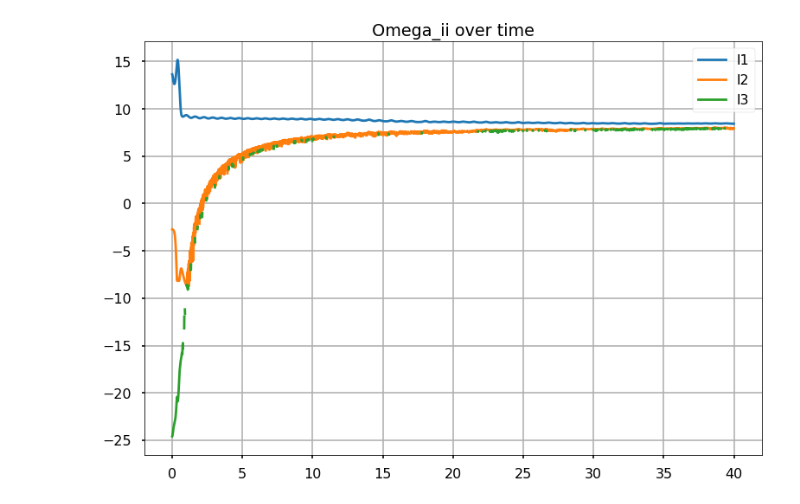
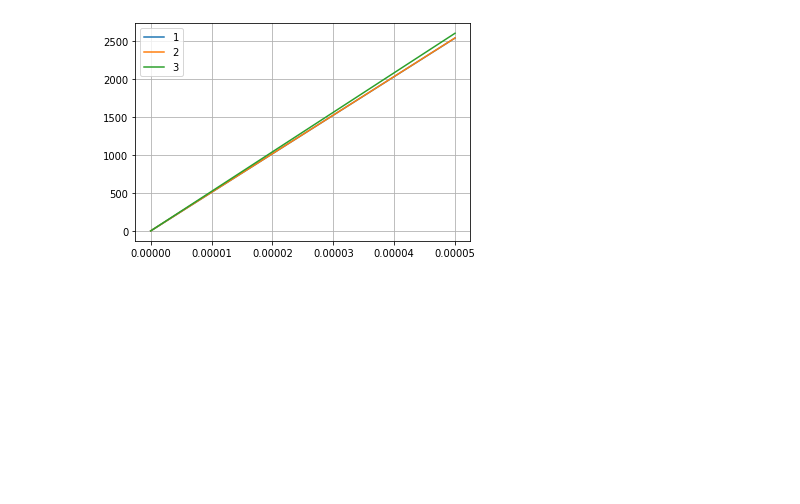
Before and after one commit to Modaino/pySAT, a Jupyter notebook: pSat_test2.ipynb, the cells around one changed output. Saved outputs shown, nothing was run; the diff lists cells and outputs as text; code cells hidden in the pictures; blank space fills up the shorter version.

```diff
--- a/pSat_test2.ipynb
+++ b/pSat_test2.ipynb
@@ -80,22 +55,0 @@ plt.show()
-# %%
-from pSAT import Solver, Lorenz, RK4, ForwardEuler
-import numpy as np
-
-mySolver = Solver(Lorenz(), RK4())
-mySolver.s = np.array([0.9, 0.9, 0.9])
-result = mySolver.get_Lyapunov_convergence(max_time = 40, step_size=0.01)
-
-import matplotlib.pyplot as plt
-plt.grid(True)
-plt.title('Omega_ii over time')
-t = [x[1] for x in result]
-l1 = [sorted(x[0])[2] for x in result]
-l2 = [sorted(x[0])[1] for x in result]
-l3 = [sorted(x[0])[0] for x in result]
-plt.plot(t, l1, label= 'l'+str(1))
-plt.plot(t, l2, label= 'l'+str(2))
-plt.plot(t, l3, label= 'l'+str(3))
-plt.legend()
-plt.show()
-# %% [output]
-[figure, removed]
@@ -121,0 +56,21 @@ plt.show()
+# %%
+from pSAT import Solver, Lorenz, RK4, ForwardEuler
+import numpy as np
+
+mySolver2 = Solver(Lorenz(), RK4())
+mySolver2.s = np.array([-12.21263922, -20.67997494, 19.42088604])
+mySolver2.solve(time_limit=0.00005, upper_h_bound=0.0001, save_frequency=2)
+# %%
+import matplotlib.pyplot as plt
+r1 = [r[0] for r in mySolver2.axis_lengths]
+r2 = [r[1] for r in mySolver2.axis_lengths]
+r3 = [r[2] for r in mySolver2.axis_lengths]
+t = mySolver2.times
+plt.plot(t, r1, label='1')
+plt.plot(t, r2, label='2')
+plt.plot(t, r3, label='3')
+plt.legend()
+plt.grid(True)
+plt.show()
+# %% [output]
+[figure, added]
```
Also changed, not shown: parts of 5 cells of this notebook, 2 other files.
